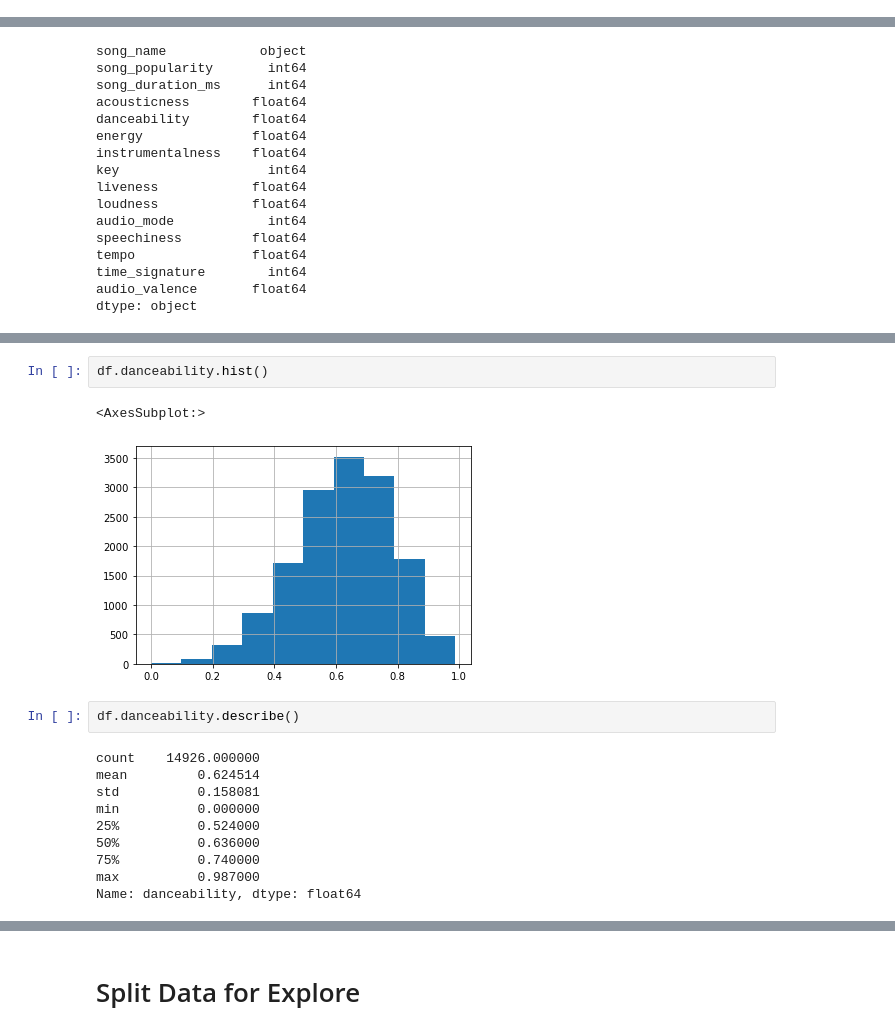
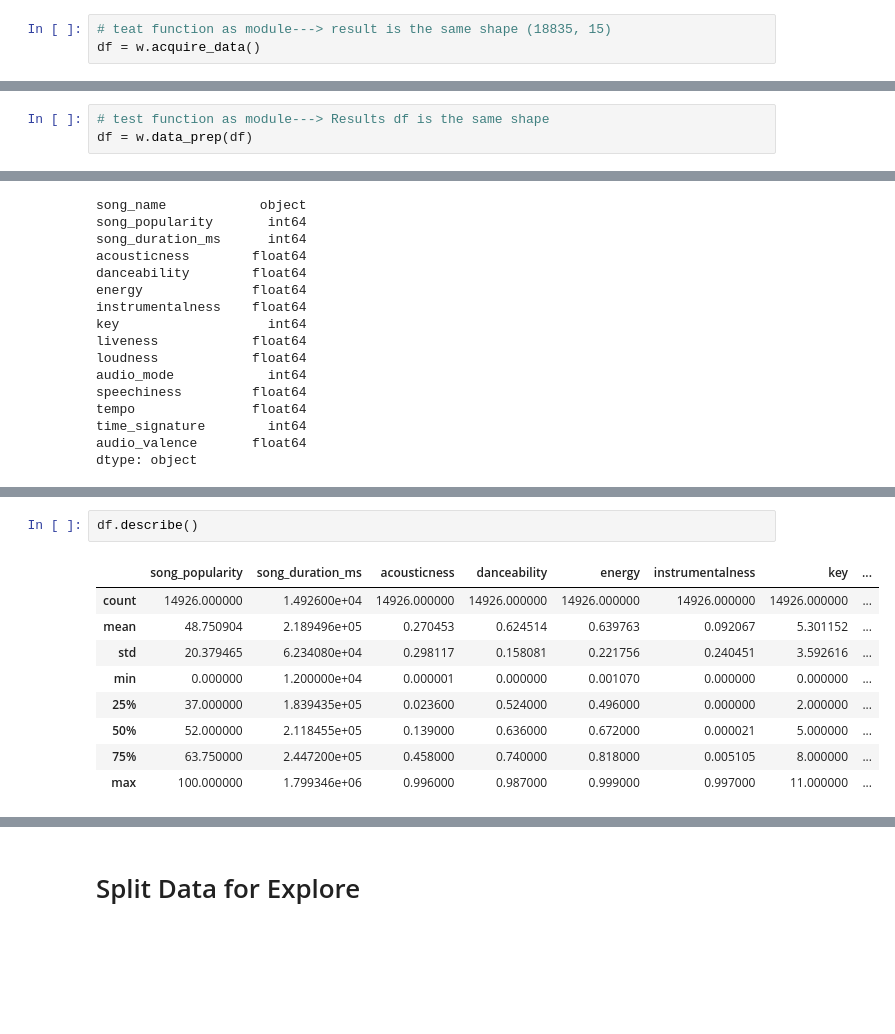
Before and after one commit to Yvette-Ibarra/song_popularity_prediction, a Jupyter notebook: workbook2_song_popularity.ipynb, the cells around one changed output, grey strips where cells are left out. Saved outputs shown, nothing was run; the diff lists cells and outputs as text; blank space fills up the shorter version.

Commit message:
create functions for helper files

```diff
--- a/workbook2_song_popularity.ipynb
+++ b/workbook2_song_popularity.ipynb
@@ -34,3 +71,6 @@ df = pd.read_csv('song_data.csv')
+# %%
+# teat function as module---> result is the same shape (18835, 15)
+df = w.acquire_data()
 # %%
 df.shape
 # %% [output]
@@ -126,0 +132,3 @@ df.shape
+# %%
+# test function as module---> Results df is the same shape
+df = w.data_prep(df)
@@ -197,17 +158,12 @@ Name: tempo, dtype: int64
-# %%
-df.danceability.hist()
-# %% [output]
-<AxesSubplot:>
-[figure, removed]
 # %%
-df.danceability.describe()
+df.describe()
 # %% [output]
-count    14926.000000
-mean         0.624514
-std          0.158081
-min          0.000000
-25%          0.524000
-50%          0.636000
-75%          0.740000
-max          0.987000
-Name: danceability, dtype: float64
+|  | song_popularity | song_duration_ms | acousticness | danceability | energy | instrumentalness | key | ... |
+| count | 14926.000000 | 1.492600e+04 | 14926.000000 | 14926.000000 | 14926.000000 | 14926.000000 | 14926.000000 | ... |
+| mean | 48.750904 | 2.189496e+05 | 0.270453 | 0.624514 | 0.639763 | 0.092067 | 5.301152 | ... |
+| std | 20.379465 | 6.234080e+04 | 0.298117 | 0.158081 | 0.221756 | 0.240451 | 3.592616 | ... |
+| min | 0.000000 | 1.200000e+04 | 0.000001 | 0.000000 | 0.001070 | 0.000000 | 0.000000 | ... |
+| 25% | 37.000000 | 1.839435e+05 | 0.023600 | 0.524000 | 0.496000 | 0.000000 | 2.000000 | ... |
+| 50% | 52.000000 | 2.118455e+05 | 0.139000 | 0.636000 | 0.672000 | 0.000021 | 5.000000 | ... |
+| 75% | 63.750000 | 2.447200e+05 | 0.458000 | 0.740000 | 0.818000 | 0.005105 | 8.000000 | ... |
+| max | 100.000000 | 1.799346e+06 | 0.996000 | 0.987000 | 0.999000 | 0.997000 | 11.000000 | ... |
```
Also changed, not shown: parts of 35 cells of this notebook.
